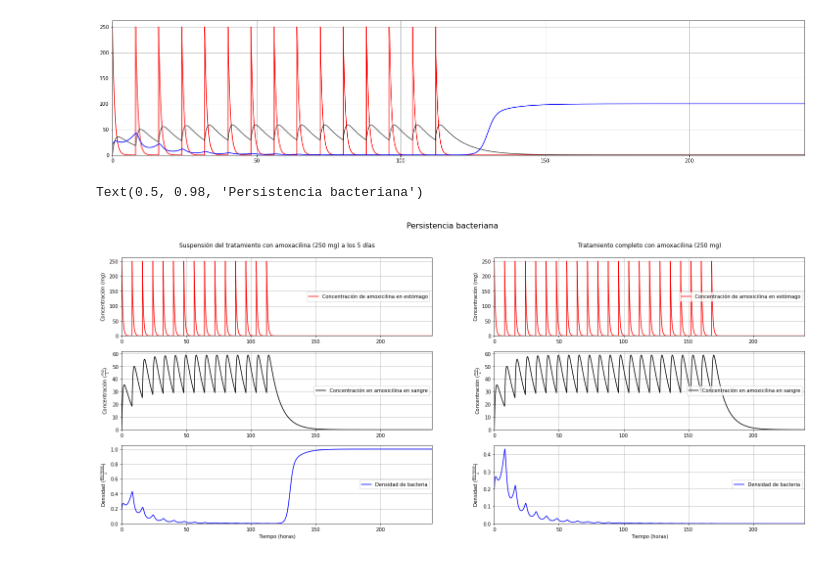
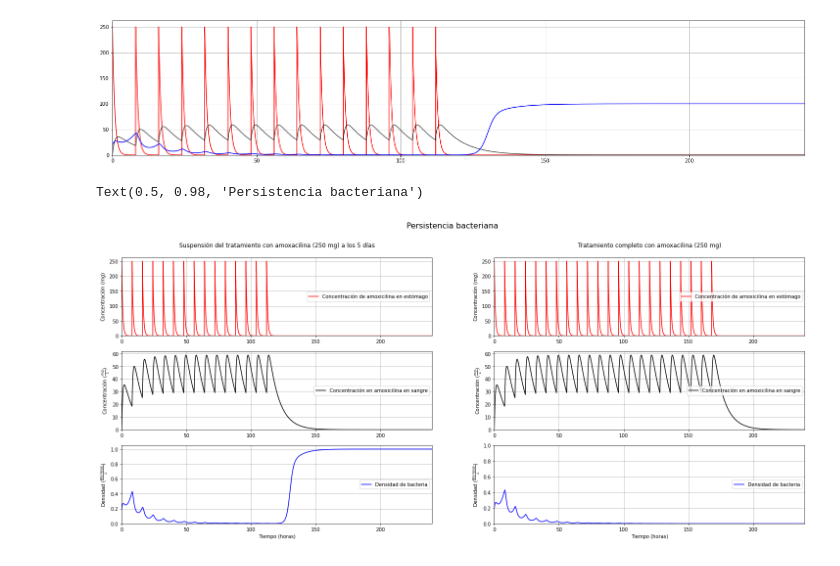
Before and after one commit to SergioPachonDotor/MAIM, a Jupyter notebook: Tarea_1/Tarea_1_sim.ipynb, the cells around one changed output. Cells and saved outputs as stored; diff of their text form; code cells hidden in the pictures.

```diff
--- a/Tarea_1/Tarea_1_sim.ipynb
+++ b/Tarea_1/Tarea_1_sim.ipynb
@@ -257,31 +257,32 @@ axis[2, 1].plot(tz, zz_m, color='blue', label='Densidad de bacteria')
 [axis[k, 0].set_xlim(0, n_dosis*t0) for k in range(len(axis))];
 [axis[k, 0].set_ylim(0) for k in range(len(axis))];
 [axis[k, 0].legend(loc=5) for k in range(len(axis))];
 
 # Setting grid and limits
 [axis[k, 1].grid(True) for k in range(len(axis))];
 [axis[k, 1].set_xlim(0, n_dosis*t0) for k in range(len(axis))];
 [axis[k, 1].set_ylim(0) for k in range(len(axis))];
 [axis[k, 1].legend(loc=5) for k in range(len(axis))];
+axis[2, 1].set_ylim(0, 1);
 
 # Setting X Labels
 axis[2, 0].set_xlabel('Tiempo (horas)\n');
 axis[2, 1].set_xlabel('Tiempo (horas)\n');
 
 #Setting Y Labels
 axis[0, 0].set_ylabel(r'Concentración $(mg)$')
 axis[1, 0].set_ylabel(r'Concentración $(\frac{mg}{L})$')
 axis[2, 0].set_ylabel(r'Densidad ($\frac{Biomasa}{L}$)')
 axis[0, 1].set_ylabel(r'Concentración $(mg)$')
 axis[1, 1].set_ylabel(r'Concentración $(\frac{mg}{L})$')
 axis[2, 1].set_ylabel(r'Densidad ($\frac{Biomasa}{L}$)')
 
 # Setting titles
 axis[0, 0].set_title('\nSuspensión del tratamiento con amoxacilina (250 mg) a los 5 días\n')
 axis[0, 1].set_title('\nTratamiento completo con amoxacilina (250 mg)\n')
 
 # Setting main title
 figure.suptitle('Persistencia bacteriana', fontsize=16)
 # %% [output]
 Text(0.5, 0.98, 'Persistencia bacteriana')
-[figure, old version]
+[figure, new version]
```
